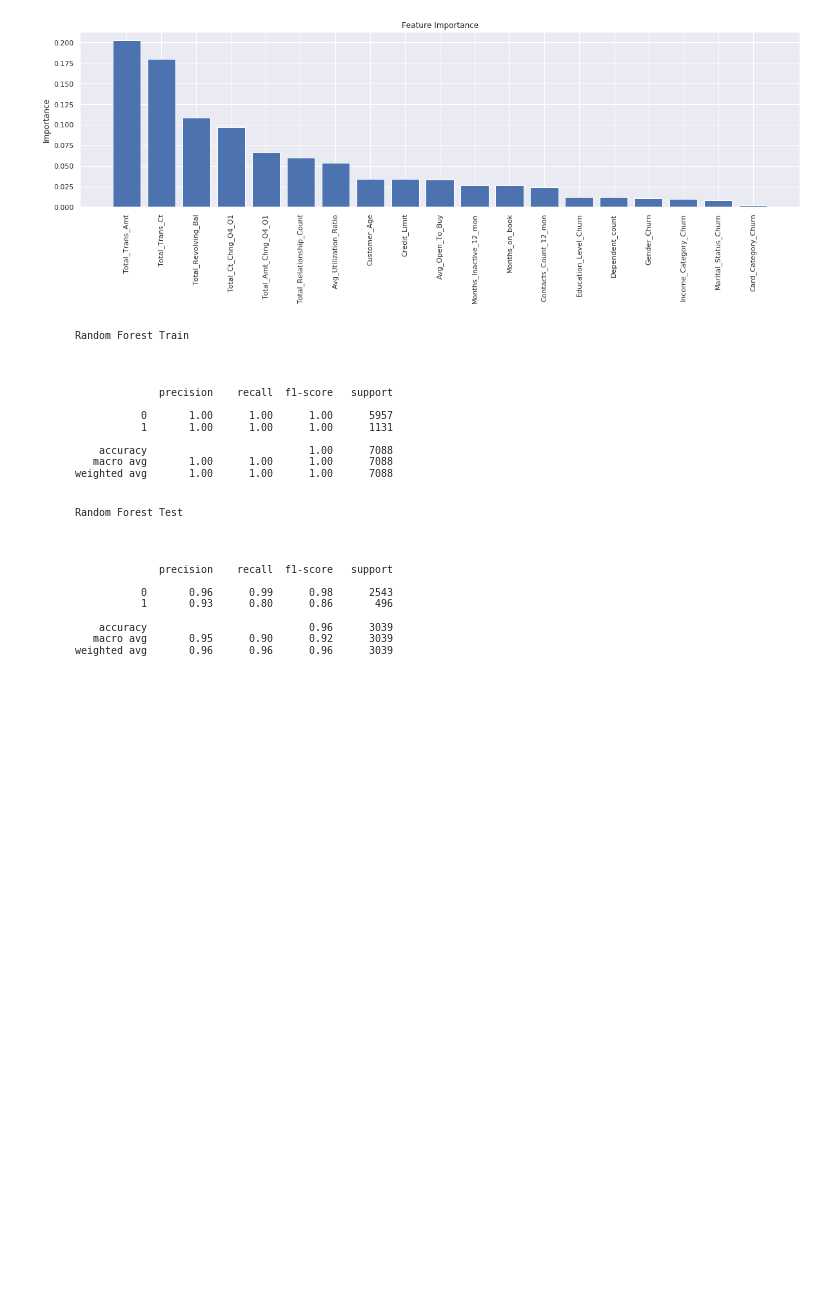
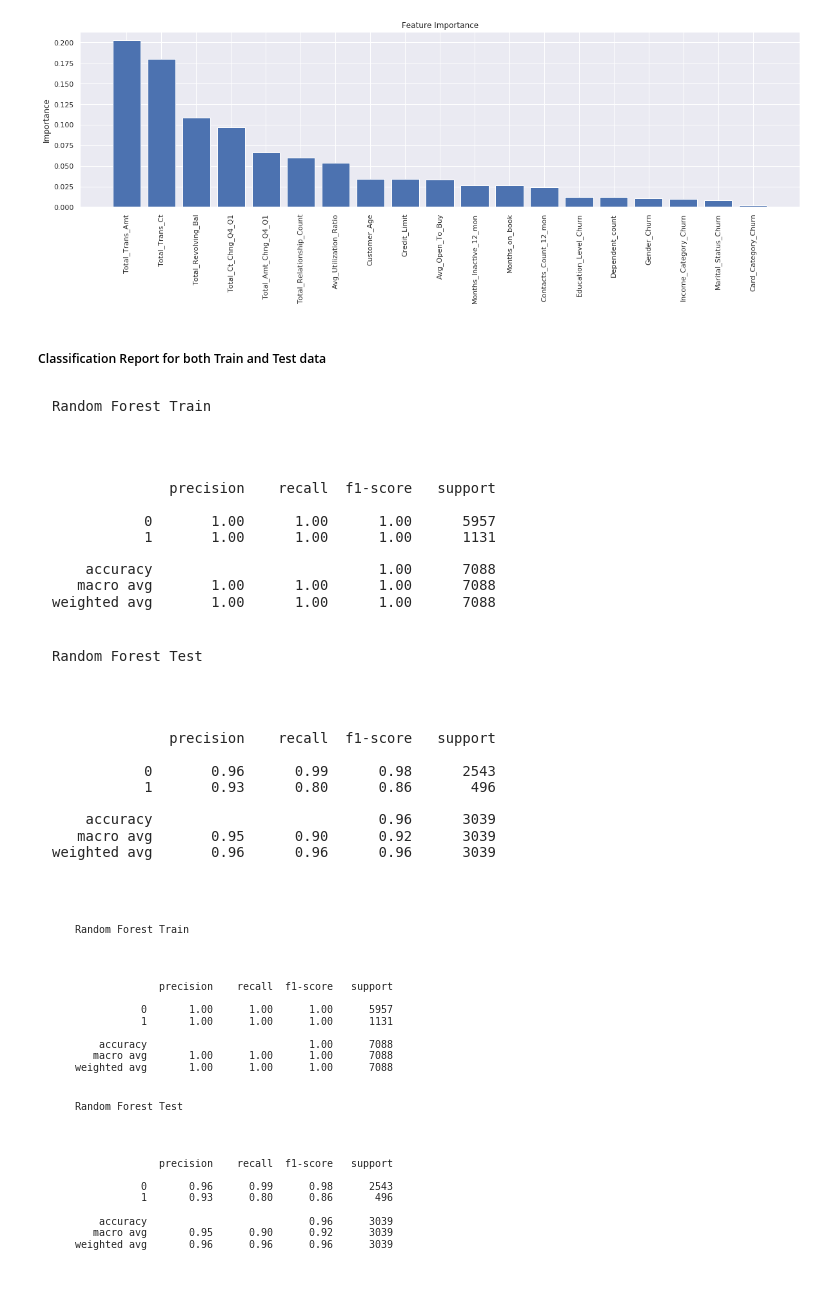
Before and after one commit to RahulChandra2508/Predict-Customer-Churn-with-Clean-Code, a Jupyter notebook: churn_notebook.ipynb, the cells around one changed output. Saved outputs shown, nothing was run; the diff lists cells and outputs as text; code cells hidden in the pictures; blank space fills up the shorter version.

```diff
--- a/churn_notebook.ipynb
+++ b/churn_notebook.ipynb
@@ -319,6 +342,24 @@ plt.bar(range(X.shape[1]), importances[indices])
 plt.xticks(range(X.shape[1]), names, rotation=90);
 # %% [output]
 [figure]
+# %% [markdown]
+##### Classification Report for both Train and Test data
+# %%
+y_train_preds_rf = rfc_model.predict(X_train)
+y_test_preds_rf = rfc_model.predict(X_test)
+
+y_train_preds_lr = lr_model.predict(X_train)
+y_test_preds_lr = lr_model.predict(X_test)
+# %%
+p = plt.rc('figure', figsize=(5, 5))
+#plt.text(0.01, 0.05, str(model.summary()), {'fontsize': 12}) old approach
+p = plt.text(0.01, 1.25, str('Random Forest Train'), {'fontsize': 10}, fontproperties = 'monospace')
+p = plt.text(0.01, 0.05, str(classification_report(y_test, y_test_preds_rf)), {'fontsize': 10}, fontproperties = 'monospace') # approach improved by OP -> monospace!
+p = plt.text(0.01, 0.6, str('Random Forest Test'), {'fontsize': 10}, fontproperties = 'monospace')
+p = plt.text(0.01, 0.7, str(classification_report(y_train, y_train_preds_rf)), {'fontsize': 10}, fontproperties = 'monospace') # approach improved by OP -> monospace!
+# p = plt.axis('off');
+# %% [output]
+[figure, added]
 # %%
 plt.rc('figure', figsize=(5, 5))
 #plt.text(0.01, 0.05, str(model.summary()), {'fontsize': 12}) old approach
```
Also changed, not shown: parts of 25 cells of this notebook, 5 other files.
